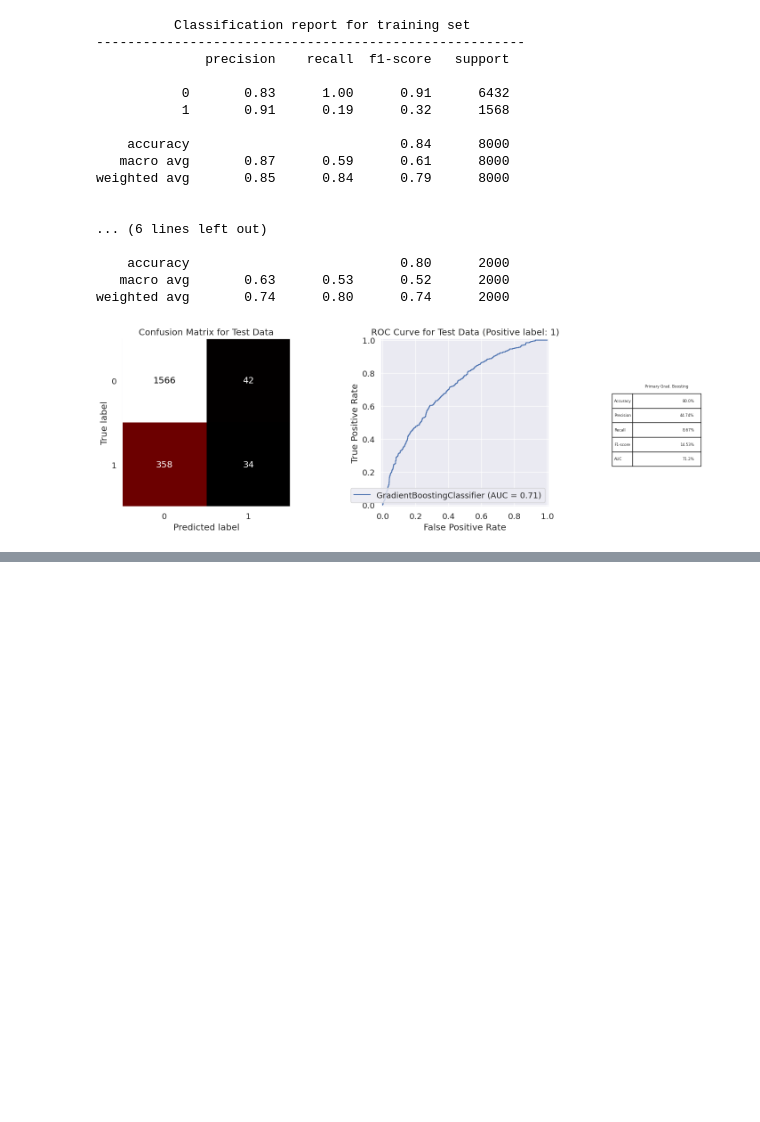
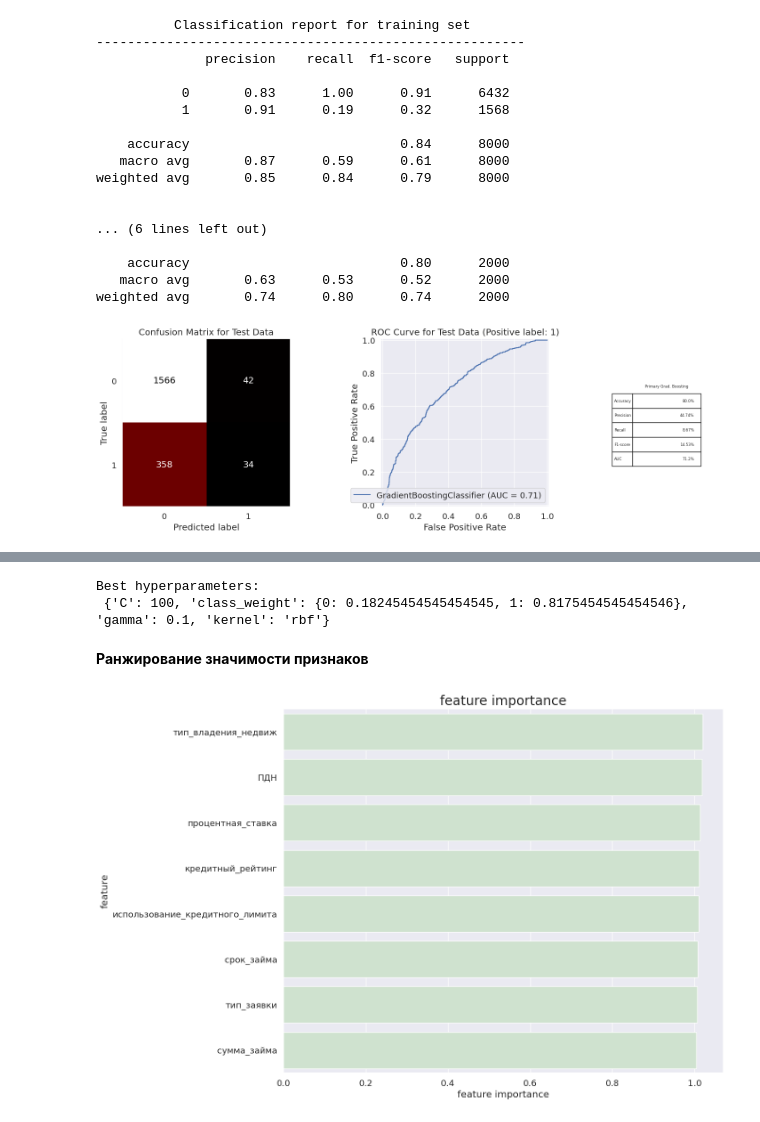
Before and after one commit to pinohanako/-, a Jupyter notebook: notebooks/(6)_Modeling_notebook.ipynb, the cells around one changed output, grey strips where cells are left out. Cells and saved outputs as stored; diff of their text form; code cells hidden in the pictures; blank space fills up the shorter version.

```diff
--- a/notebooks/(6)_Modeling_notebook.ipynb
+++ b/notebooks/(6)_Modeling_notebook.ipynb
@@ -474,0 +652,3 @@ gbc_result = metrics_calculator(gbc_final, X_test, y_test, 'Gradient Boosting')
+# %%
+X_encoded_4 = pd.concat([X_encoded_3, y_encoded], axis=1)
+X_encoded_4
@@ -474,0 +669,20 @@ gbc_result = metrics_calculator(gbc_final, X_test, y_test, 'Gradient Boosting')
+# %%
+# Случайная выборка 5 000 экземпляров
+reduced_data = X_encoded_4.sample(n=5000, random_state=42)
+y = reduced_data["статус_займа"]
+reduced_data = reduced_data.drop("статус_займа",  axis=1)
+# %%
+X_train, X_test, y_train, y_test = train_test_split(reduced_data, y, test_size=0.2, random_state=0)
+# %%
+svm = SVC(probability=True, random_state=0)
+
+svm_opt = tune_clf_hyperparameters(svm, param_grid, X_train, y_train)
+# %% [output]
+Best hyperparameters:
+ {'C': 100, 'class_weight': {0: 0.18245454545454545, 1: 0.8175454545454546}, 'gamma': 0.1, 'kernel': 'rbf'}
+# %% [markdown]
+**Ранжирование значимости признаков**
+# %%
+drop_column_importance_plot(svm_opt, X_train, y_train)
+# %% [output]
+[figure, added]
```
Also changed, not shown: parts of 51 cells of this notebook, 1 other file.
